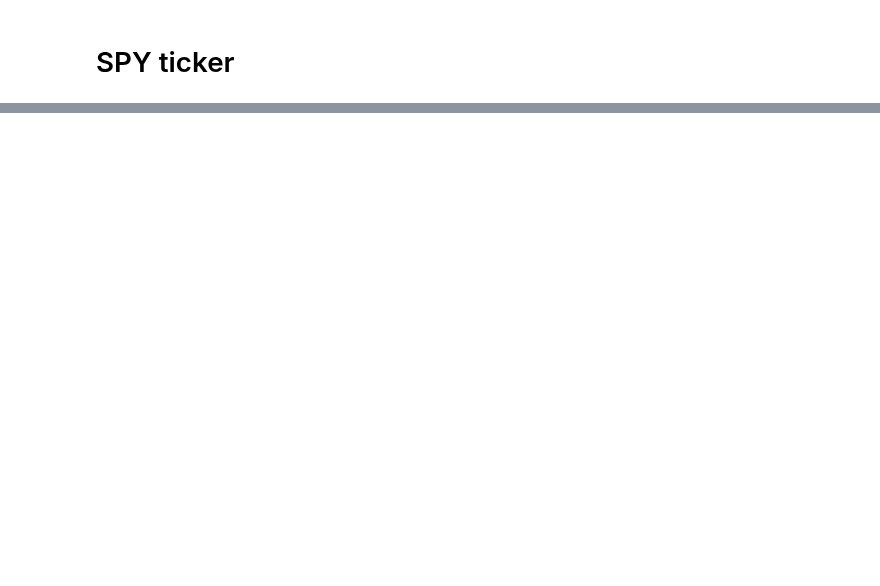
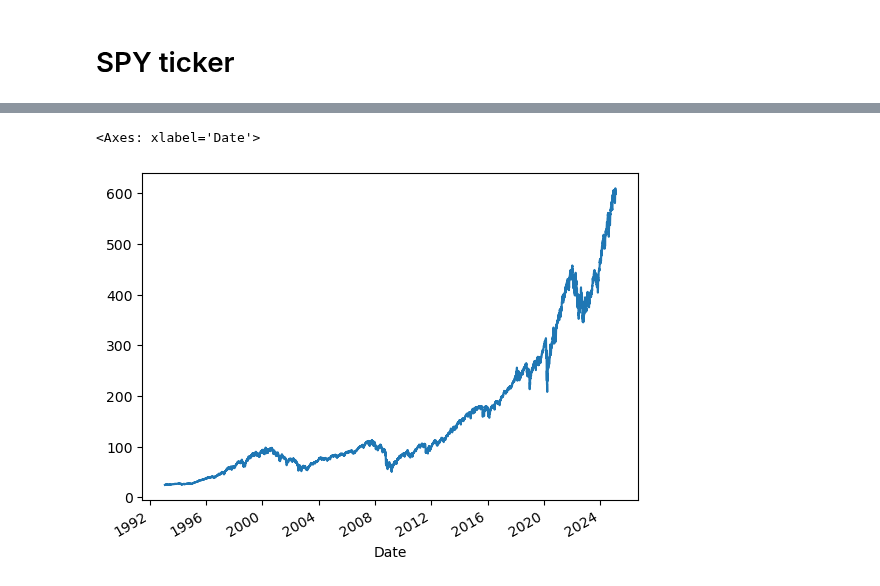
Before and after one commit to gagrawal009/FE5213-Quantitative-Macroeconomics-with-Python, a Jupyter notebook: notebooks/Random_Features_For_Goyal_Welch_Data.ipynb, the cells around one changed output, grey strips where cells are left out. Drawn from its saved outputs; the diff is of its cells as text; code cells hidden in the pictures; blank space fills up the shorter version.

Commit message:
Add macro data

```diff
--- a/notebooks/Random_Features_For_Goyal_Welch_Data.ipynb
+++ b/notebooks/Random_Features_For_Goyal_Welch_Data.ipynb
@@ -798,0 +726,7 @@ SPY_df_signals
+# %%
+macro_assets = pd.read_csv('../macro_data/close_prices.csv')
+macro_assets['Date'] = pd.to_datetime(macro_assets['Date'], format='%d-%m-%Y')
+
+macro_assets.set_index('Date', inplace=True)
+
+macro_assets
@@ -798,0 +748,5 @@ SPY_df_signals
+# %%
+macro_assets['SPY'].plot()
+# %% [output]
+<Axes: xlabel='Date'>
+[figure, added]
```
Also changed, not shown: parts of 18 cells of this notebook, 1 other file.
